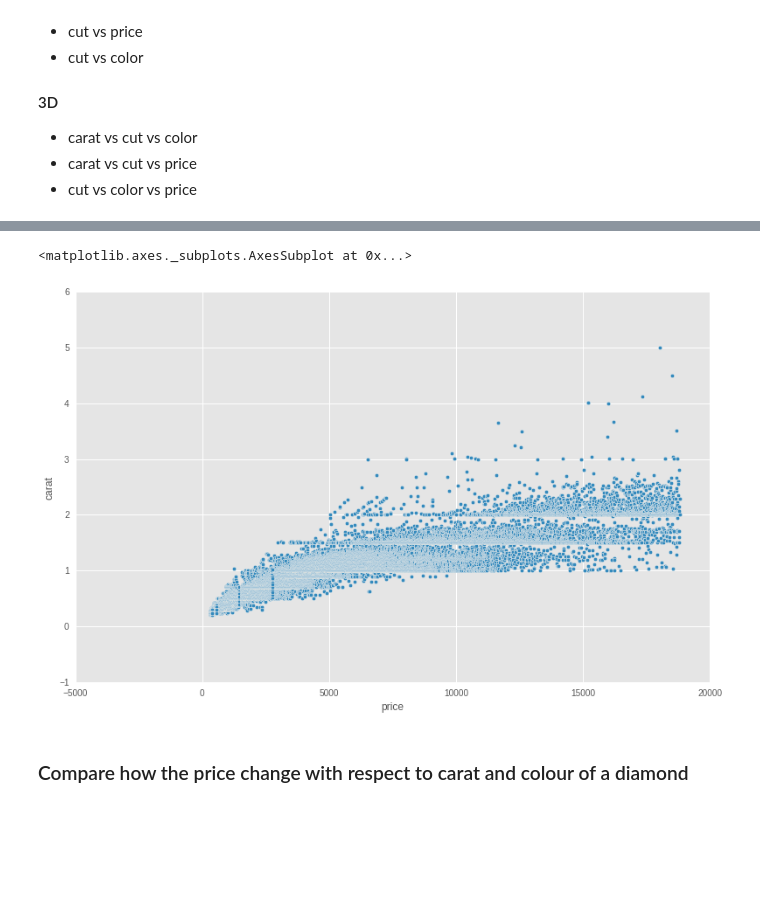
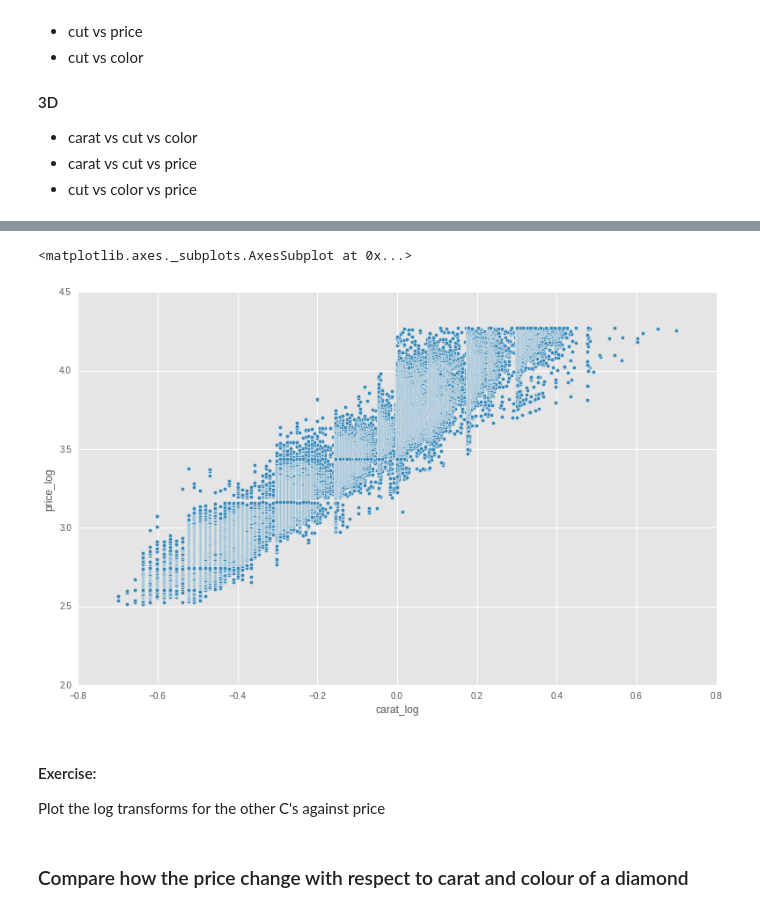
Before and after one commit to ababook/intro-python-data-science, a Jupyter notebook: diamonds/Diamonds.ipynb, the cells around one changed output, grey strips where cells are left out. Saved outputs shown, nothing was run; the diff lists cells and outputs as text; code cells hidden in the pictures; blank space fills up the shorter version.

```diff
--- a/diamonds/Diamonds.ipynb
+++ b/diamonds/Diamonds.ipynb
@@ -125,8 +161,14 @@ df.plot(x="carat", y="cut_num", kind="scatter")
+# %%
+df["carat_log"] = np.log10(df.carat)
+df["price_log"] = np.log10(df.price)
 # %%
-df.plot(x="price", y="carat", kind="scatter")
+df.plot(x="carat_log", y="price_log", kind="scatter")
 # %% [output]
 <matplotlib.axes._subplots.AxesSubplot at 0x...>
-[figure, old version]
+[figure, new version]
+# %% [markdown]
+#### Exercise:
+Plot the log transforms for the other C's against price
 # %% [markdown]
 ### Compare how the price change with respect to carat and colour of a diamond
 # %%
```
Also changed, not shown: parts of 23 cells of this notebook.
